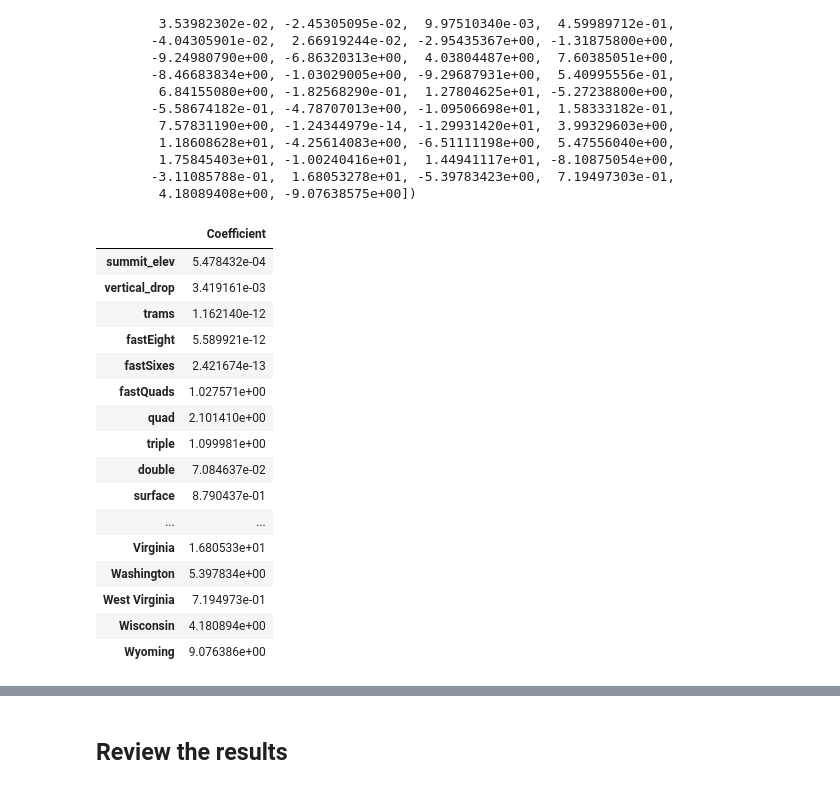
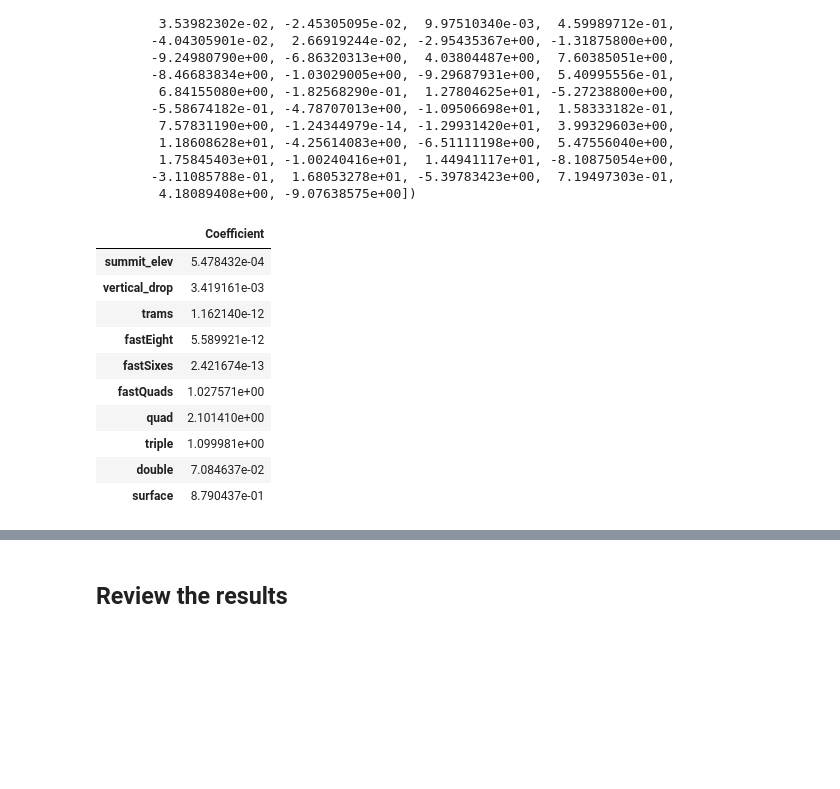
Before and after one commit to umamohantm/Guided-Capstone-, a Jupyter notebook: GuidedCapstoneStep6HL.ipynb, the cells around one changed output, grey strips where cells are left out. Cells and saved outputs as stored; diff of their text form; code cells hidden in the pictures; blank space fills up the shorter version.

```diff
--- a/GuidedCapstoneStep6HL.ipynb
+++ b/GuidedCapstoneStep6HL.ipynb
@@ -157,22 +128,17 @@ array([ 5.47843180e-04,  3.41916114e-03,  1.16213983e-12, -5.58992089e-12,
        -3.11085788e-01,  1.68053278e+01, -5.39783423e+00,  7.19497303e-01,
         4.18089408e+00, -9.07638575e+00])
 # %%
-pd.DataFrame(abs(lm.coef_), X.columns, columns=['Coefficient'])
+coefficients = pd.DataFrame(abs(lm.coef_), X.columns, columns=['Coefficient'])
+coefficients.head(10)
 # %% [output]
 |  | Coefficient |
 | summit_elev | 5.478432e-04 |
 | vertical_drop | 3.419161e-03 |
 | trams | 1.162140e-12 |
 | fastEight | 5.589921e-12 |
 | fastSixes | 2.421674e-13 |
 | fastQuads | 1.027571e+00 |
 | quad | 2.101410e+00 |
 | triple | 1.099981e+00 |
 | double | 7.084637e-02 |
 | surface | 8.790437e-01 |
-| ... | ... |
-| Virginia | 1.680533e+01 |
-| Washington | 5.397834e+00 |
-| West Virginia | 7.194973e-01 |
-| Wisconsin | 4.180894e+00 |
-| Wyoming | 9.076386e+00 |
```
Also changed, not shown: parts of 26 cells of this notebook.
